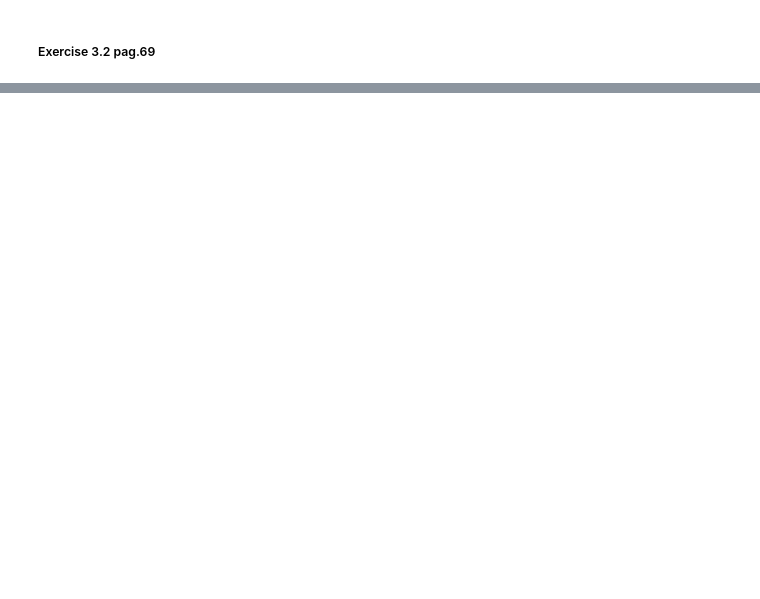
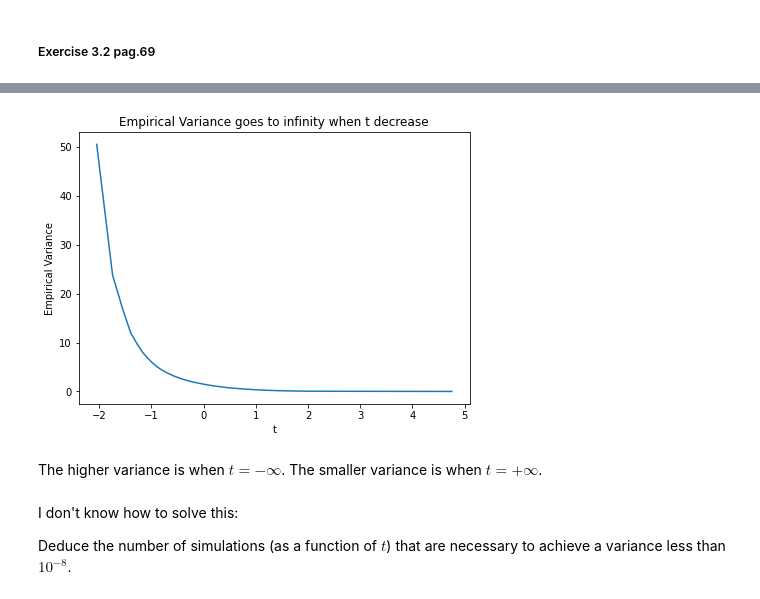
Before and after one commit to giorgiobini/Introducing-Monte-Carlo-Methods-with-Python, a Jupyter notebook: Chapter3.ipynb, the cells around one changed output, grey strips where cells are left out. Drawn from its saved outputs; the diff is of its cells as text; code cells hidden in the pictures; blank space fills up the shorter version.

```diff
--- a/Chapter3.ipynb
+++ b/Chapter3.ipynb
@@ -160,2 +263,28 @@ table3_1
+# %%
+Nsim = 10**4
+x = norm.rvs(size = Nsim) #The same x of example 3.4
+
+
+t_values = norm.ppf(np.linspace(0.00001, 0.999999, 50)) #norm.ppf(np.linspace(0.999999, 0.1, 50))
+empirical_variances = []
+for t in t_values:  # bounds values are t values
+    mc_estimation = np.mean(x < t)
+    variance_estimation = (1 - mc_estimation**2)/mc_estimation
+    empirical_variances.append(variance_estimation)
+# %%
+fig, ax = plt.subplots(figsize=(7,5))
+ax.plot(t_values,  empirical_variances)
+ax.set_ylabel('Empirical Variance')
+ax.set_title('Empirical Variance goes to infinity when t decrease')
+ax.set_xlabel('t')
+plt.show()
+# %% [output]
+[figure, added]
+# %% [markdown]
+The higher variance is when $t = - \infty$. The smaller variance is when $t = + \infty$.
+# %% [markdown]
+I don't know how to solve this:
+
+Deduce the number of simulations (as a function of $t$) that are necessary to achieve a variance less than $10^{-8}$.
 # %% [markdown]
 ##### Exercise 3.3 pag.69
```
Also changed, not shown: parts of 37 cells of this notebook, 1 other file.
